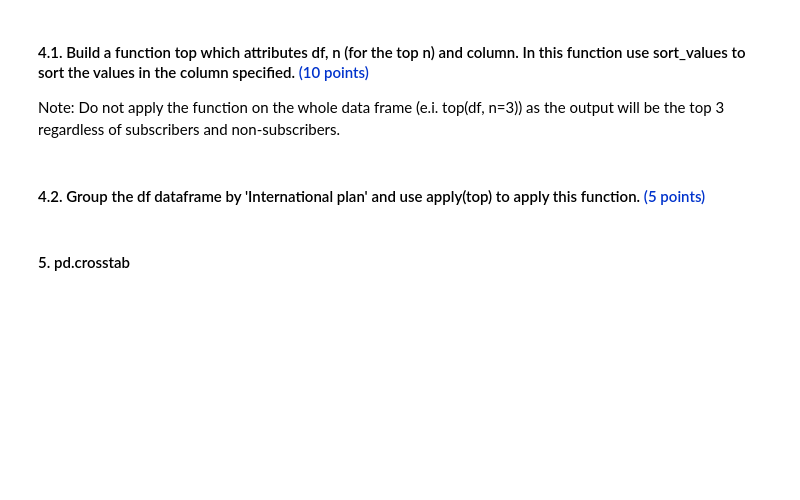
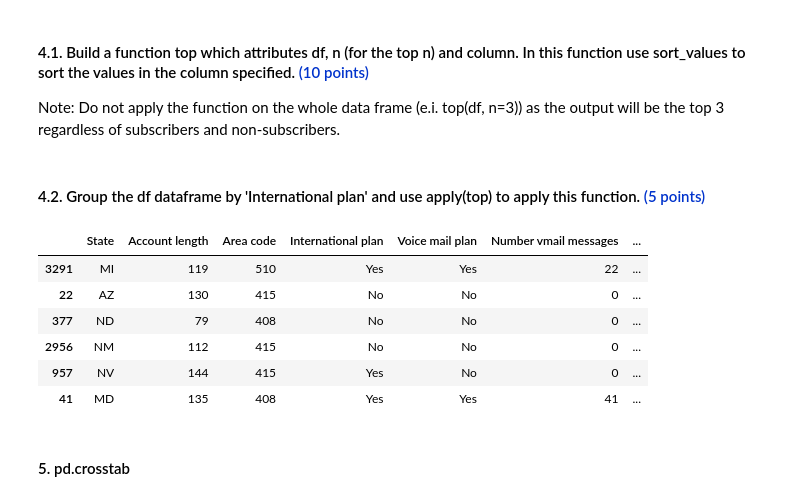
Before and after one commit to tzivi618/PythonHomeWork, a Jupyter notebook: lesson7_pandas/Telecom_Churn_Test.ipynb, the cells around one changed output. Drawn from its saved outputs; the diff is of its cells as text; code cells hidden in the pictures; blank space fills up the shorter version.

```diff
--- a/lesson7_pandas/Telecom_Churn_Test.ipynb
+++ b/lesson7_pandas/Telecom_Churn_Test.ipynb
@@ -113,8 +157,20 @@ Hint: 2 filters conditions,churn equal to 0 and international plan equal to no
 # %% [markdown]
 #### 4.1. Build a function top which attributes df, n (for the top n) and column. In this function use sort_values to sort the values in the column specified. <span style= color:#0033cc>(10 points)</span>
 Note: Do not apply the function on the whole data frame (e.i. top(df, n=3)) as the output will be the top 3 regardless of subscribers and non-subscribers.
+# %%
+x=df.sort_values(by='Total intl calls',ascending=False)
 # %% [markdown]
 #### 4.2. Group the df dataframe by 'International plan' and use apply(top) to apply this function. <span style= color:#0033cc>(5 points)</span>
+# %%
+x.groupby('International plan').head(3)
+# %% [output]
+|  | State | Account length | Area code | International plan | Voice mail plan | Number vmail messages | ... |
+| 3291 | MI | 119 | 510 | Yes | Yes | 22 | ... |
+| 22 | AZ | 130 | 415 | No | No | 0 | ... |
+| 377 | ND | 79 | 408 | No | No | 0 | ... |
+| 2956 | NM | 112 | 415 | No | No | 0 | ... |
+| 957 | NV | 144 | 415 | Yes | No | 0 | ... |
+| 41 | MD | 135 | 408 | Yes | Yes | 41 | ... |
 # %% [markdown]
 #### 5. pd.crosstab
 # %% [markdown]
```
Also changed, not shown: parts of 17 cells of this notebook.
